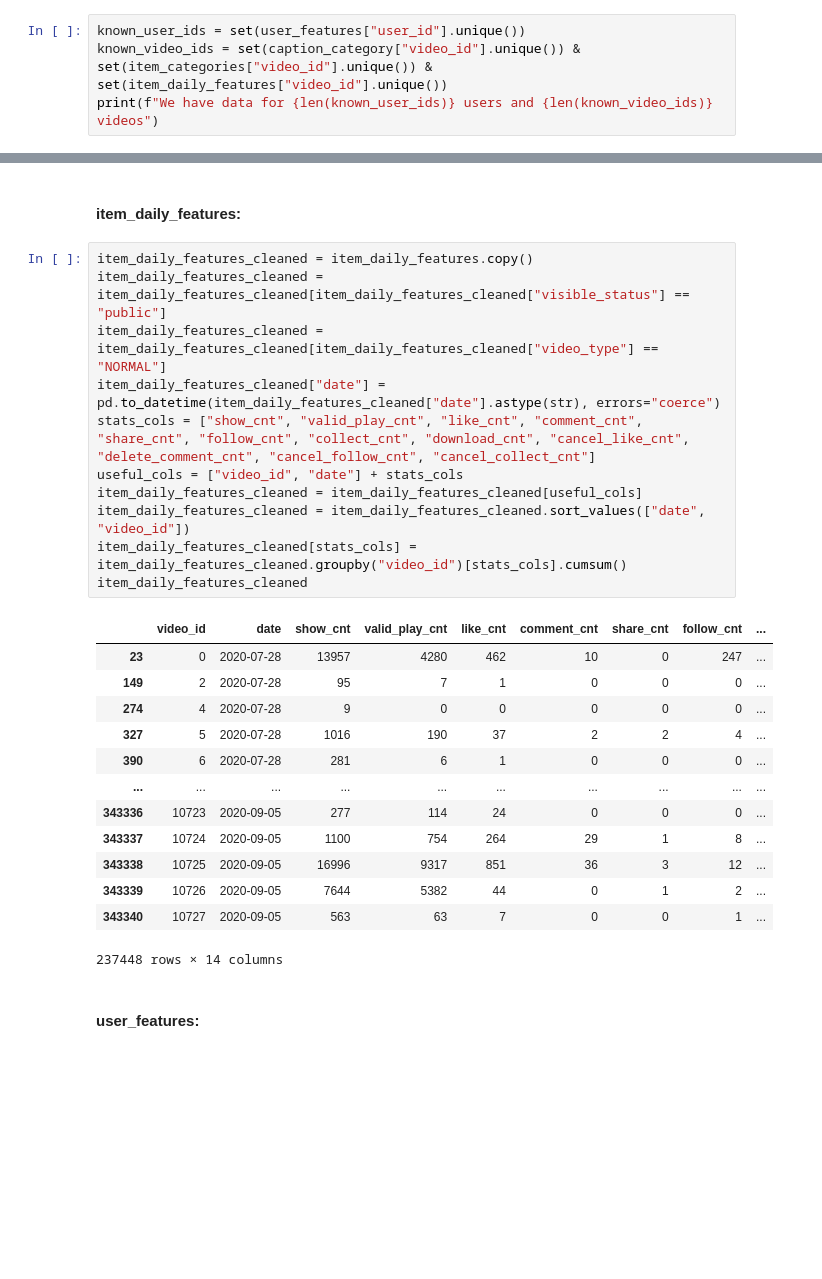
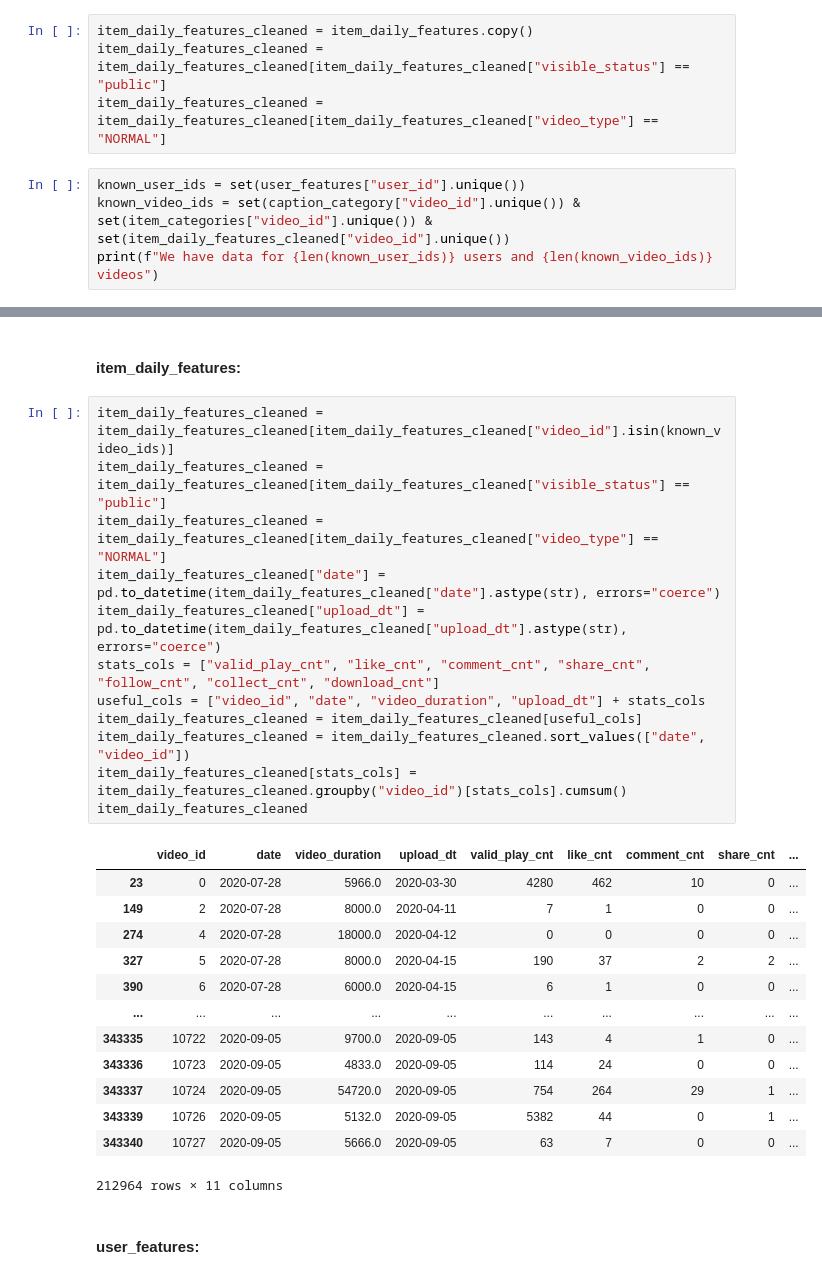
Before and after one commit to PamplemousseCru/FinalProject_2025_Matthias_Laithier, a Jupyter notebook: 01_data_preprocess.ipynb, the cells around one changed output, grey strips where cells are left out. Saved outputs shown, nothing was run; the diff lists cells and outputs as text; blank space fills up the shorter version.

```diff
--- a/01_data_preprocess.ipynb
+++ b/01_data_preprocess.ipynb
@@ -34,8 +35,12 @@ caption_category['first_level_category_id'] = [x if x >= 0 else 30 for x in capt
 - item_daily_features: we keep only NORMAL videos because we do not want to recommend ads, we keep only videos which are in public visible status because we can't recommend a private video, we also apply cumulative sums on the data to get the stats up to a certain day
 - user_features: good as-is
 - caption_category: good as-is
+# %%
+item_daily_features_cleaned = item_daily_features.copy()
+item_daily_features_cleaned = item_daily_features_cleaned[item_daily_features_cleaned["visible_status"] == "public"]
+item_daily_features_cleaned = item_daily_features_cleaned[item_daily_features_cleaned["video_type"] == "NORMAL"]
 # %%
 known_user_ids = set(user_features["user_id"].unique())
-known_video_ids = set(caption_category["video_id"].unique()) & set(item_categories["video_id"].unique()) & set(item_daily_features["video_id"].unique())
+known_video_ids = set(caption_category["video_id"].unique()) & set(item_categories["video_id"].unique()) & set(item_daily_features_cleaned["video_id"].unique())
 print(f"We have data for {len(known_user_ids)} users and {len(known_video_ids)} videos")
 # %% [output]
@@ -119,30 +122,31 @@ item_categories_cleaned
 # %% [markdown]
 #### item_daily_features:
 # %%
-item_daily_features_cleaned = item_daily_features.copy()
+item_daily_features_cleaned = item_daily_features_cleaned[item_daily_features_cleaned["video_id"].isin(known_video_ids)]
 item_daily_features_cleaned = item_daily_features_cleaned[item_daily_features_cleaned["visible_status"] == "public"]
 item_daily_features_cleaned = item_daily_features_cleaned[item_daily_features_cleaned["video_type"] == "NORMAL"]
 item_daily_features_cleaned["date"] = pd.to_datetime(item_daily_features_cleaned["date"].astype(str), errors="coerce")
-stats_cols = ["show_cnt", "valid_play_cnt", "like_cnt", "comment_cnt", "share_cnt", "follow_cnt", "collect_cnt", "download_cnt", "cancel_like_cnt", "delete_comment_cnt", "cancel_follow_cnt", "cancel_collect_cnt"]
-useful_cols = ["video_id", "date"] + stats_cols
+item_daily_features_cleaned["upload_dt"] = pd.to_datetime(item_daily_features_cleaned["upload_dt"].astype(str), errors="coerce")
+stats_cols = ["valid_play_cnt", "like_cnt", "comment_cnt", "share_cnt", "follow_cnt", "collect_cnt", "download_cnt"]
+useful_cols = ["video_id", "date", "video_duration", "upload_dt"] + stats_cols
 item_daily_features_cleaned = item_daily_features_cleaned[useful_cols]
 item_daily_features_cleaned = item_daily_features_cleaned.sort_values(["date", "video_id"])
 item_daily_features_cleaned[stats_cols] = item_daily_features_cleaned.groupby("video_id")[stats_cols].cumsum()
 item_daily_features_cleaned
 # %% [output]
-|  | video_id | date | show_cnt | valid_play_cnt | like_cnt | comment_cnt | share_cnt | follow_cnt | ... |
-| 23 | 0 | 2020-07-28 | 13957 | 4280 | 462 | 10 | 0 | 247 | ... |
-| 149 | 2 | 2020-07-28 | 95 | 7 | 1 | 0 | 0 | 0 | ... |
-| 274 | 4 | 2020-07-28 | 9 | 0 | 0 | 0 | 0 | 0 | ... |
-| 327 | 5 | 2020-07-28 | 1016 | 190 | 37 | 2 | 2 | 4 | ... |
-| 390 | 6 | 2020-07-28 | 281 | 6 | 1 | 0 | 0 | 0 | ... |
+|  | video_id | date | video_duration | upload_dt | valid_play_cnt | like_cnt | comment_cnt | share_cnt | ... |
+| 23 | 0 | 2020-07-28 | 5966.0 | 2020-03-30 | 4280 | 462 | 10 | 0 | ... |
+| 149 | 2 | 2020-07-28 | 8000.0 | 2020-04-11 | 7 | 1 | 0 | 0 | ... |
+| 274 | 4 | 2020-07-28 | 18000.0 | 2020-04-12 | 0 | 0 | 0 | 0 | ... |
+| 327 | 5 | 2020-07-28 | 8000.0 | 2020-04-15 | 190 | 37 | 2 | 2 | ... |
+| 390 | 6 | 2020-07-28 | 6000.0 | 2020-04-15 | 6 | 1 | 0 | 0 | ... |
 | ... | ... | ... | ... | ... | ... | ... | ... | ... | ... |
-| 343336 | 10723 | 2020-09-05 | 277 | 114 | 24 | 0 | 0 | 0 | ... |
-| 343337 | 10724 | 2020-09-05 | 1100 | 754 | 264 | 29 | 1 | 8 | ... |
-| 343338 | 10725 | 2020-09-05 | 16996 | 9317 | 851 | 36 | 3 | 12 | ... |
-| 343339 | 10726 | 2020-09-05 | 7644 | 5382 | 44 | 0 | 1 | 2 | ... |
-| 343340 | 10727 | 2020-09-05 | 563 | 63 | 7 | 0 | 0 | 1 | ... |
+| 343335 | 10722 | 2020-09-05 | 9700.0 | 2020-09-05 | 143 | 4 | 1 | 0 | ... |
+| 343336 | 10723 | 2020-09-05 | 4833.0 | 2020-09-05 | 114 | 24 | 0 | 0 | ... |
+| 343337 | 10724 | 2020-09-05 | 54720.0 | 2020-09-05 | 754 | 264 | 29 | 1 | ... |
+| 343339 | 10726 | 2020-09-05 | 5132.0 | 2020-09-05 | 5382 | 44 | 0 | 1 | ... |
+| 343340 | 10727 | 2020-09-05 | 5666.0 | 2020-09-05 | 63 | 7 | 0 | 0 | ... |
-237448 rows × 14 columns
+212964 rows × 11 columns
 # %% [markdown]
 #### user_features:
 # %%
```
Also changed, not shown: parts of 12 cells of this notebook, 3 other files.
